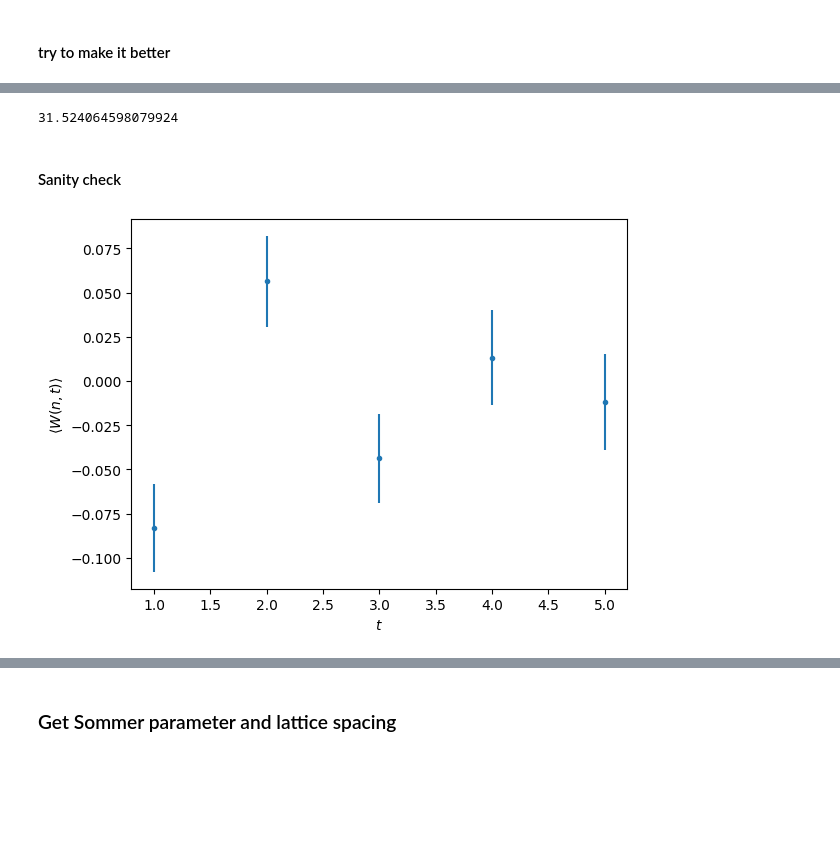
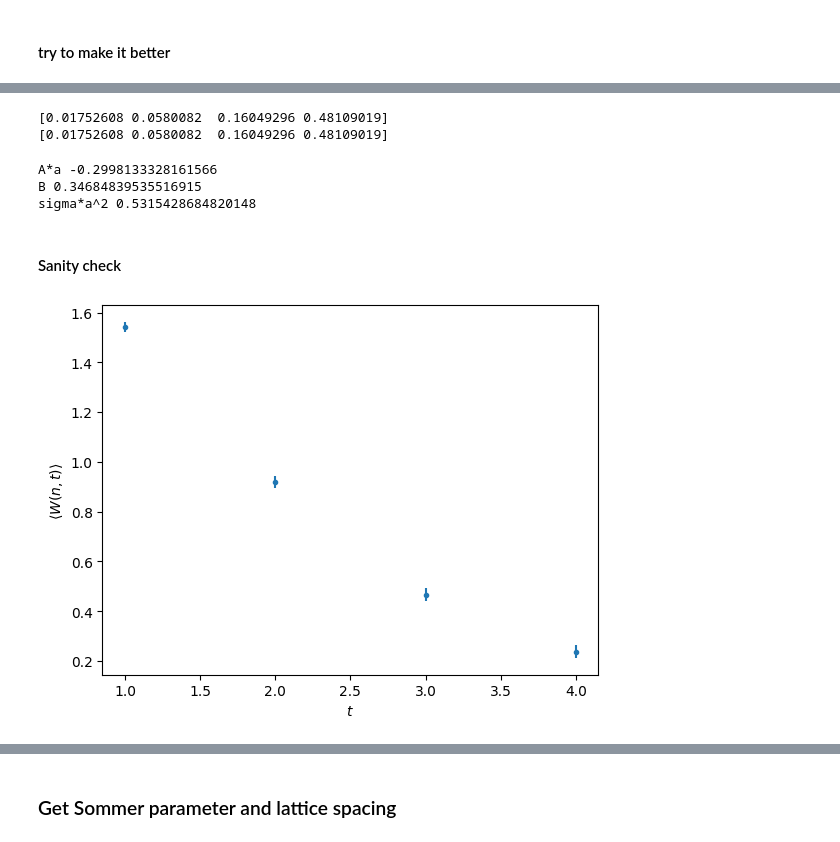
Before and after one commit to bordste1nkante/QuarkNichtDasEssen, a Jupyter notebook: Analysis/WilsonAndPolyakovrichtig.ipynb, the cells around one changed output, grey strips where cells are left out. Cells and saved outputs as stored; diff of their text form; code cells hidden in the pictures; blank space fills up the shorter version.

```diff
--- a/Analysis/WilsonAndPolyakovrichtig.ipynb
+++ b/Analysis/WilsonAndPolyakovrichtig.ipynb
@@ -74,7 +74,7 @@ def read_wilson_loops(filename, B, path = "Configuration", data_name = "loops"):
     return np.array(means), np.array(stds)
 # %%
 means, stds = read_wilson_loops(
-    filename="../../h5/HotMultiPlaq.h5",
+    filename="../h5/Wilson562.h5",
     B=200
 )
 # %%
@@ -157,3 +170,63 @@ aV, aV_err, C, C_err = fit_potential_from_W( W_data, W_err, t_values)
+# %%
+def fit_potential_from_W_log(W_data, W_err, t_values):
+
+    N_r, N_t = W_data.shape
+
+    aV_values = []
+    aV_errors = []
+    C_values = []
+    C_errors = []
+
+    for i in range(N_r):
+
+        W = W_data[i, :]
+        err = W_err[i, :]
+
+        mask = W > 0
+        W = W[mask]
+        err = err[mask]
+        t = t_values[mask]
+
+        logW = np.log(W)
+
+        log_err = err / W
+
+        p0 = [logW[0], 0.5]
+
+        popt, pcov = curve_fit(
+            wilson_loop_log,
+            t,
+            logW,
+            sigma=log_err,
+            absolute_sigma=True,
+            p0=p0,
+            maxfev=10000
+        )
+
+        logC, aV = popt
+        logC_err, aV_err = np.sqrt(np.diag(pcov))
+
+        C = np.exp(logC)
+        C_err = C * logC_err   # Fehler zurücktransformieren
+
+        C_values.append(C)
+        C_errors.append(C_err)
+        aV_values.append(aV)
+        aV_errors.append(aV_err)
+
+    return (np.array(aV_values),
+            np.array(aV_errors),
+            np.array(C_values),
+            np.array(C_errors))
+
+#aV, aV_err, C, C_err = fit_potential_from_W( W_data, W_err, t_values)
+
+print(aV_err)
+#aV_err = np.array([0.01449515, 0.04824646, 0.17607976, 0.21623956, 0.2,  0.23879331])
+print(aV_err)
+# %% [output]
+[0.01752608 0.0580082  0.16049296 0.48109019]
+[0.01752608 0.0580082  0.16049296 0.48109019]
 # %%
 def fit_static_potential(n_values, aV, aV_err):
 
@@ -175,11 +248,16 @@ def fit_static_potential(n_values, aV, aV_err):
 
     return Aa, B, sigmaa2, Aa_err, B_err, sigmaa2_err
 # %%
+#n_values = np.array([1,2,3,4])
 Aa, B, sigmaa2, Aa_err, B_err, sigmaa2_err  = fit_static_potential(  n_values, aV, aV_err)
 
-print(B)
+print('A*a',Aa)
+print('B',B)
+print('sigma*a^2',sigmaa2)
 # %% [output]
-31.524064598079924
+A*a -0.2998133328161566
+B 0.34684839535516915
+sigma*a^2 0.5315428684820148
 # %% [markdown]
 #### Sanity check
 # %%
@@ -191,9 +269,9 @@ def plot_wilson_vs_t(n_index, W_data, W_err, t_values):
     plt.ylabel(r"$\langle W(n,t) \rangle$")
     plt.show()
 # %%
-plot_wilson_vs_t(4, W_data, W_err, t_values)
+plot_wilson_vs_t(0, W_data, W_err, t_values)
 # %% [output]
-[figure, old version]
+[figure, new version]
 # %%
 def plot_wilson_vs_n(t_index, W_data, W_err, n_values):
 
```
Also changed, not shown: parts of 10 cells of this notebook, 59 other files.
